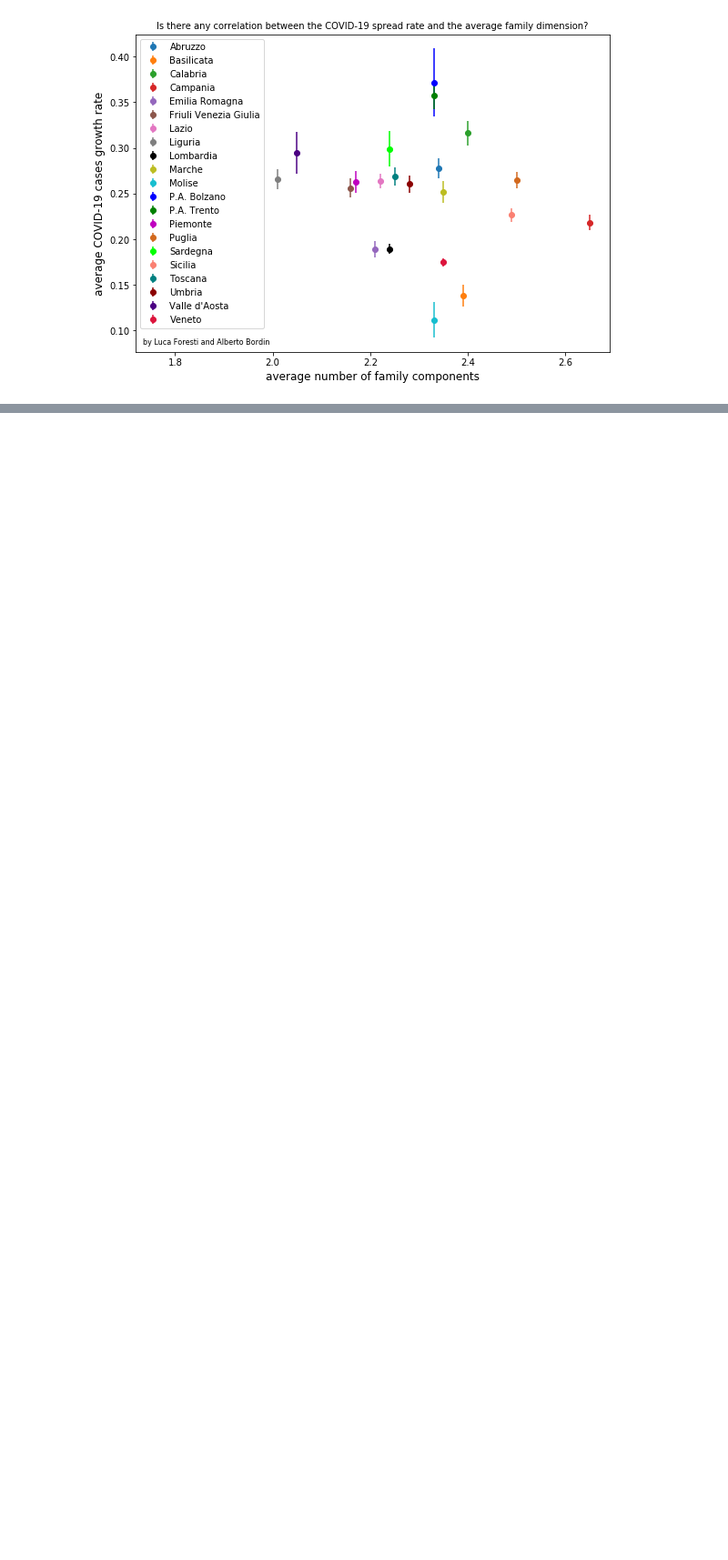
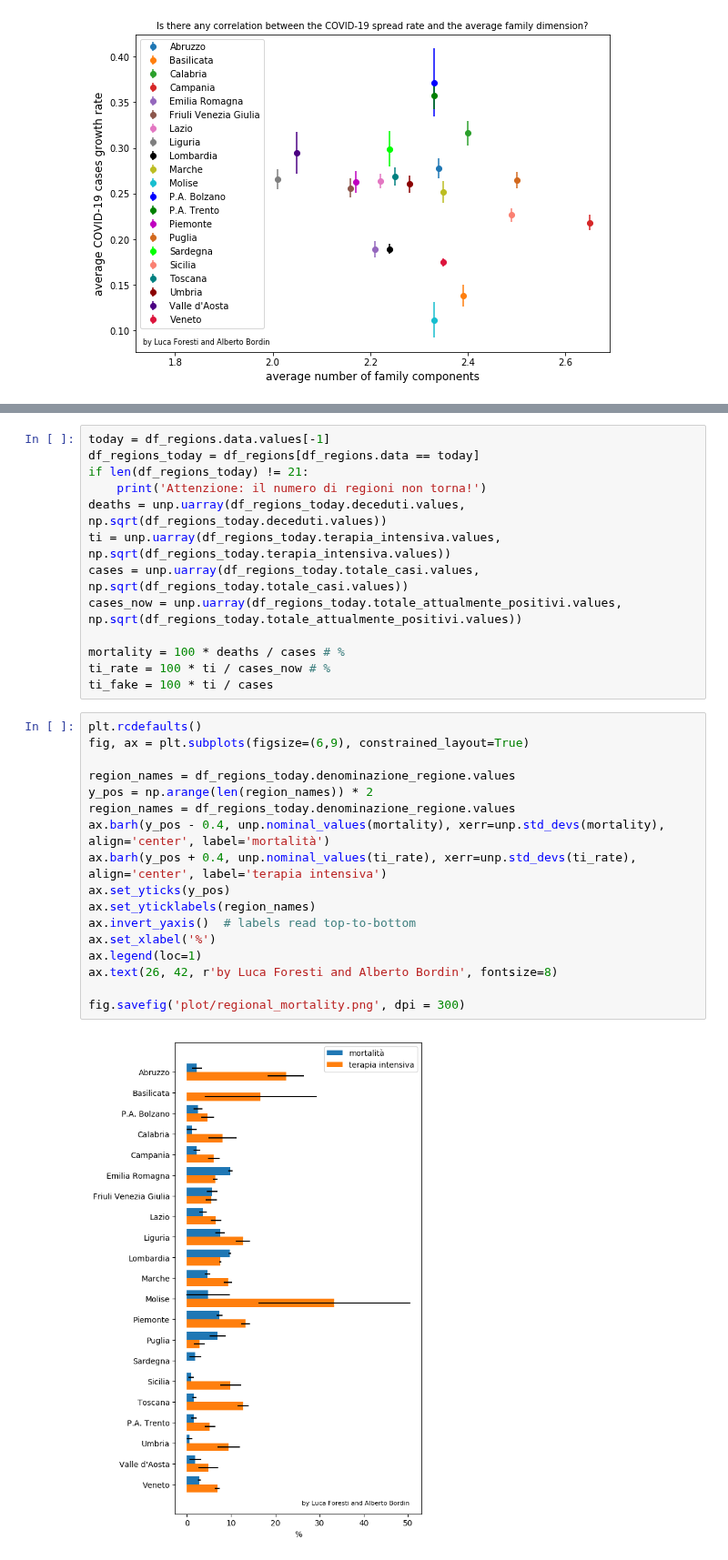
Before and after one commit to albortros/COVID-19, a Jupyter notebook: model-DummyExp/DummyExp-ItalianRegions.ipynb, the cells around one changed output, grey strips where cells are left out. Shown at 91% size. Drawn from its saved outputs; the diff is of its cells as text; blank space fills up the shorter version.

Commit message:
mortality rate plot for Italian regions

```diff
--- a/model-DummyExp/DummyExp-ItalianRegions.ipynb
+++ b/model-DummyExp/DummyExp-ItalianRegions.ipynb
@@ -168,0 +191,32 @@ fig.savefig('plot/correlation_rate-families.png', dpi = 300)
+# %%
+today = df_regions.data.values[-1]
+df_regions_today = df_regions[df_regions.data == today]
+if len(df_regions_today) != 21:
+    print('Attenzione: il numero di regioni non torna!')
+deaths = unp.uarray(df_regions_today.deceduti.values, np.sqrt(df_regions_today.deceduti.values))
+ti = unp.uarray(df_regions_today.terapia_intensiva.values, np.sqrt(df_regions_today.terapia_intensiva.values))
+cases = unp.uarray(df_regions_today.totale_casi.values, np.sqrt(df_regions_today.totale_casi.values))
+cases_now = unp.uarray(df_regions_today.totale_attualmente_positivi.values, np.sqrt(df_regions_today.totale_attualmente_positivi.values))
+
+mortality = 100 * deaths / cases # %
+ti_rate = 100 * ti / cases_now # %
+ti_fake = 100 * ti / cases
+# %%
+plt.rcdefaults()
+fig, ax = plt.subplots(figsize=(6,9), constrained_layout=True)
+
+region_names = df_regions_today.denominazione_regione.values
+y_pos = np.arange(len(region_names)) * 2
+region_names = df_regions_today.denominazione_regione.values
+ax.barh(y_pos - 0.4, unp.nominal_values(mortality), xerr=unp.std_devs(mortality), align='center', label='mortalità')
+ax.barh(y_pos + 0.4, unp.nominal_values(ti_rate), xerr=unp.std_devs(ti_rate), align='center', label='terapia intensiva')
+ax.set_yticks(y_pos)
+ax.set_yticklabels(region_names)
+ax.invert_yaxis()  # labels read top-to-bottom
+ax.set_xlabel('%')
+ax.legend(loc=1)
+ax.text(26, 42, r'by Luca Foresti and Alberto Bordin', fontsize=8)
+
+fig.savefig('plot/regional_mortality.png', dpi = 300)
+# %% [output]
+[figure, added]
```
Also changed, not shown: parts of 5 cells of this notebook, 2 other files.
